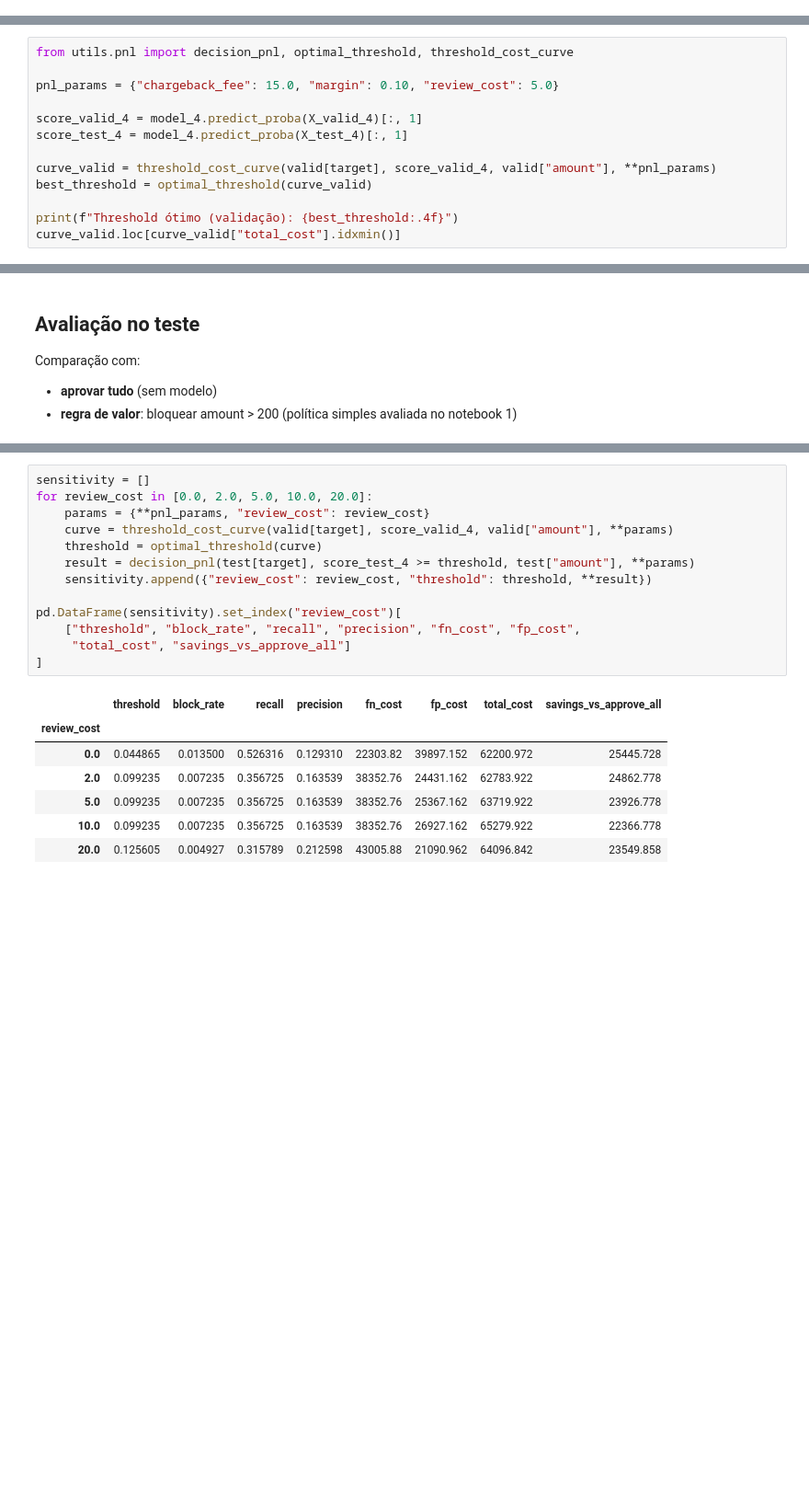
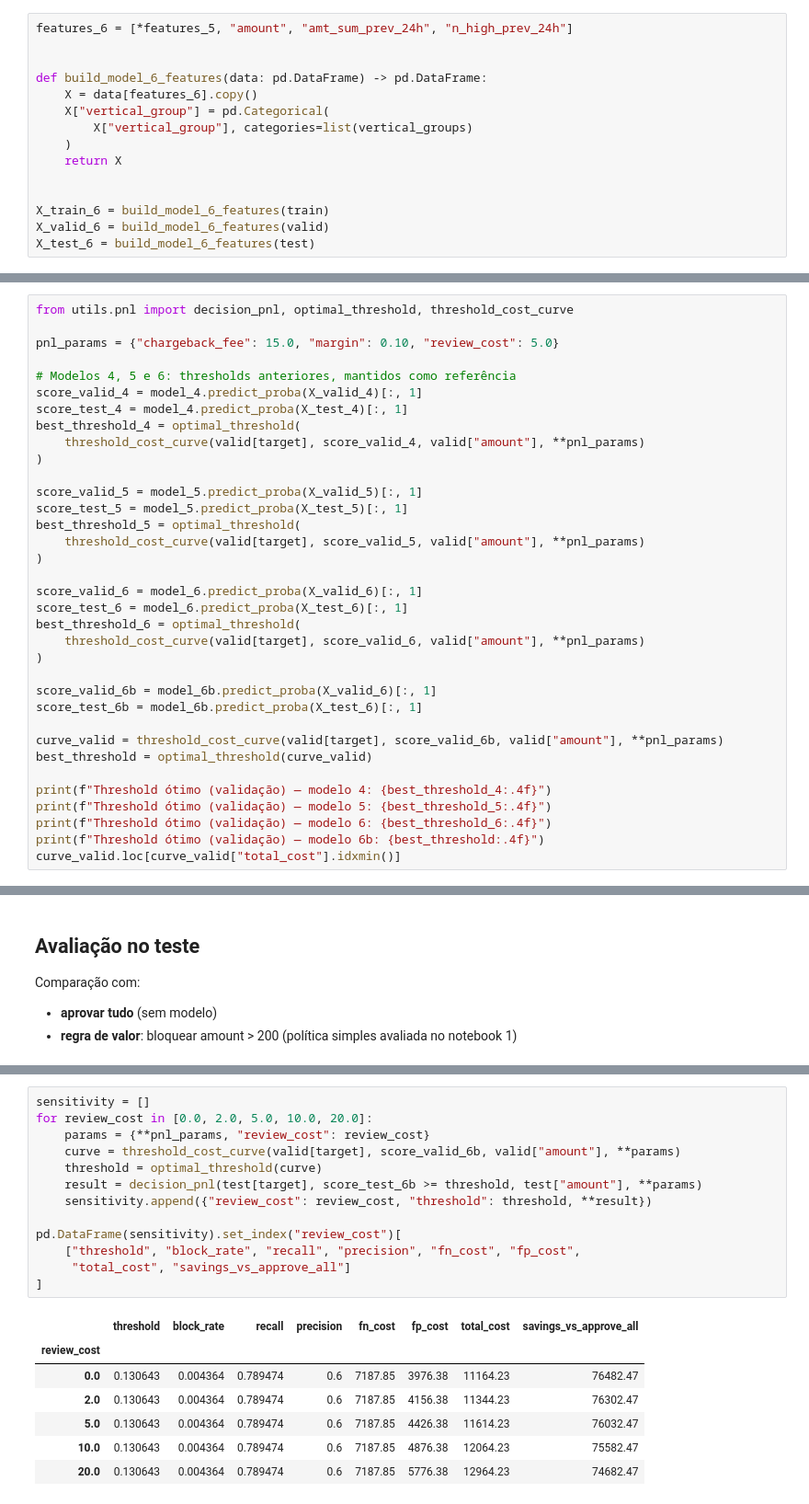
Before and after one commit to bmservilha/nuvemshop_case, a Jupyter notebook: notebooks/2_Modelagem.ipynb, the cells around one changed output, grey strips where cells are left out. Shown at 92% size. Cells and saved outputs as stored; diff of their text form; blank space fills up the shorter version.

```diff
--- a/notebooks/2_Modelagem.ipynb
+++ b/notebooks/2_Modelagem.ipynb
@@ -394,0 +504,15 @@ pd.concat(
+# %%
+features_6 = [*features_5, "amount", "amt_sum_prev_24h", "n_high_prev_24h"]
+
+
+def build_model_6_features(data: pd.DataFrame) -> pd.DataFrame:
+    X = data[features_6].copy()
+    X["vertical_group"] = pd.Categorical(
+        X["vertical_group"], categories=list(vertical_groups)
+    )
+    return X
+
+
+X_train_6 = build_model_6_features(train)
+X_valid_6 = build_model_6_features(valid)
+X_test_6 = build_model_6_features(test)
@@ -412,12 +749,34 @@ from utils.pnl import decision_pnl, optimal_threshold, threshold_cost_curve
 
 pnl_params = {"chargeback_fee": 15.0, "margin": 0.10, "review_cost": 5.0}
 
+# Modelos 4, 5 e 6: thresholds anteriores, mantidos como referência
 score_valid_4 = model_4.predict_proba(X_valid_4)[:, 1]
 score_test_4 = model_4.predict_proba(X_test_4)[:, 1]
+best_threshold_4 = optimal_threshold(
+    threshold_cost_curve(valid[target], score_valid_4, valid["amount"], **pnl_params)
+)
 
-curve_valid = threshold_cost_curve(valid[target], score_valid_4, valid["amount"], **pnl_params)
+score_valid_5 = model_5.predict_proba(X_valid_5)[:, 1]
+score_test_5 = model_5.predict_proba(X_test_5)[:, 1]
+best_threshold_5 = optimal_threshold(
+    threshold_cost_curve(valid[target], score_valid_5, valid["amount"], **pnl_params)
+)
+
+score_valid_6 = model_6.predict_proba(X_valid_6)[:, 1]
+score_test_6 = model_6.predict_proba(X_test_6)[:, 1]
+best_threshold_6 = optimal_threshold(
+    threshold_cost_curve(valid[target], score_valid_6, valid["amount"], **pnl_params)
+)
+
+score_valid_6b = model_6b.predict_proba(X_valid_6)[:, 1]
+score_test_6b = model_6b.predict_proba(X_test_6)[:, 1]
+
+curve_valid = threshold_cost_curve(valid[target], score_valid_6b, valid["amount"], **pnl_params)
 best_threshold = optimal_threshold(curve_valid)
 
-print(f"Threshold ótimo (validação): {best_threshold:.4f}")
+print(f"Threshold ótimo (validação) — modelo 4: {best_threshold_4:.4f}")
+print(f"Threshold ótimo (validação) — modelo 5: {best_threshold_5:.4f}")
+print(f"Threshold ótimo (validação) — modelo 6: {best_threshold_6:.4f}")
+print(f"Threshold ótimo (validação) — modelo 6b: {best_threshold:.4f}")
 curve_valid.loc[curve_valid["total_cost"].idxmin()]
 # %% [output]
@@ -481,21 +849,21 @@ Para cada custo, o threshold é reotimizado na validação e aplicado no teste.
 # %%
 sensitivity = []
 for review_cost in [0.0, 2.0, 5.0, 10.0, 20.0]:
     params = {**pnl_params, "review_cost": review_cost}
-    curve = threshold_cost_curve(valid[target], score_valid_4, valid["amount"], **params)
+    curve = threshold_cost_curve(valid[target], score_valid_6b, valid["amount"], **params)
     threshold = optimal_threshold(curve)
-    result = decision_pnl(test[target], score_test_4 >= threshold, test["amount"], **params)
+    result = decision_pnl(test[target], score_test_6b >= threshold, test["amount"], **params)
     sensitivity.append({"review_cost": review_cost, "threshold": threshold, **result})
 
 pd.DataFrame(sensitivity).set_index("review_cost")[
     ["threshold", "block_rate", "recall", "precision", "fn_cost", "fp_cost",
      "total_cost", "savings_vs_approve_all"]
 ]
 # %% [output]
 |  | threshold | block_rate | recall | precision | fn_cost | fp_cost | total_cost | savings_vs_approve_all |
 | review_cost |  |  |  |  |  |  |  |  |
-| 0.0 | 0.044865 | 0.013500 | 0.526316 | 0.129310 | 22303.82 | 39897.152 | 62200.972 | 25445.728 |
-| 2.0 | 0.099235 | 0.007235 | 0.356725 | 0.163539 | 38352.76 | 24431.162 | 62783.922 | 24862.778 |
-| 5.0 | 0.099235 | 0.007235 | 0.356725 | 0.163539 | 38352.76 | 25367.162 | 63719.922 | 23926.778 |
-| 10.0 | 0.099235 | 0.007235 | 0.356725 | 0.163539 | 38352.76 | 26927.162 | 65279.922 | 22366.778 |
-| 20.0 | 0.125605 | 0.004927 | 0.315789 | 0.212598 | 43005.88 | 21090.962 | 64096.842 | 23549.858 |
+| 0.0 | 0.130643 | 0.004364 | 0.789474 | 0.6 | 7187.85 | 3976.38 | 11164.23 | 76482.47 |
+| 2.0 | 0.130643 | 0.004364 | 0.789474 | 0.6 | 7187.85 | 4156.38 | 11344.23 | 76302.47 |
+| 5.0 | 0.130643 | 0.004364 | 0.789474 | 0.6 | 7187.85 | 4426.38 | 11614.23 | 76032.47 |
+| 10.0 | 0.130643 | 0.004364 | 0.789474 | 0.6 | 7187.85 | 4876.38 | 12064.23 | 75582.47 |
+| 20.0 | 0.130643 | 0.004364 | 0.789474 | 0.6 | 7187.85 | 5776.38 | 12964.23 | 74682.47 |
```
Also changed, not shown: parts of 29 cells of this notebook, 2 other files.
